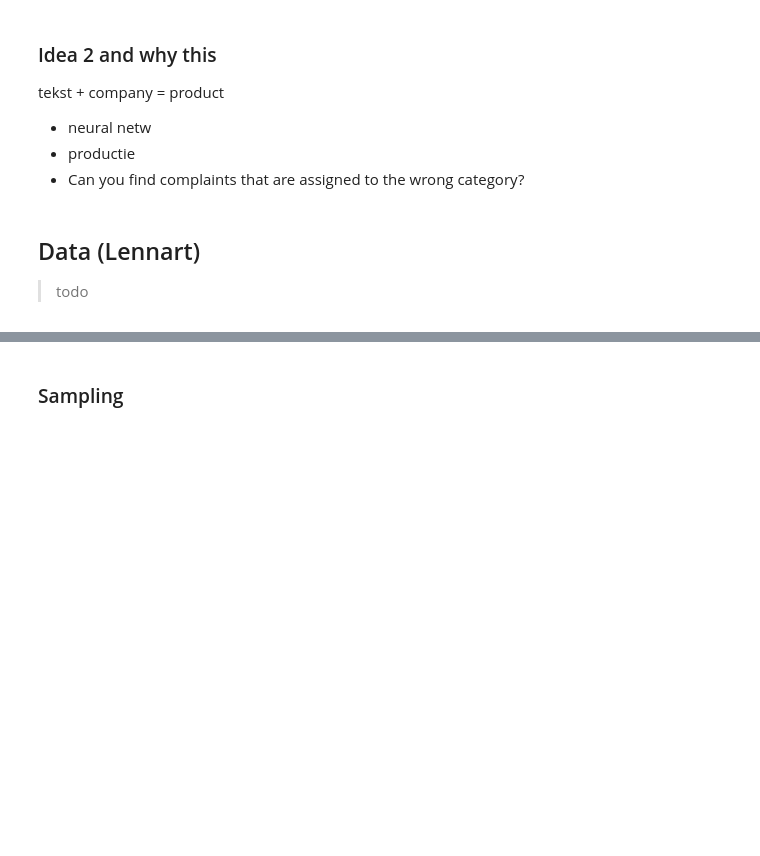
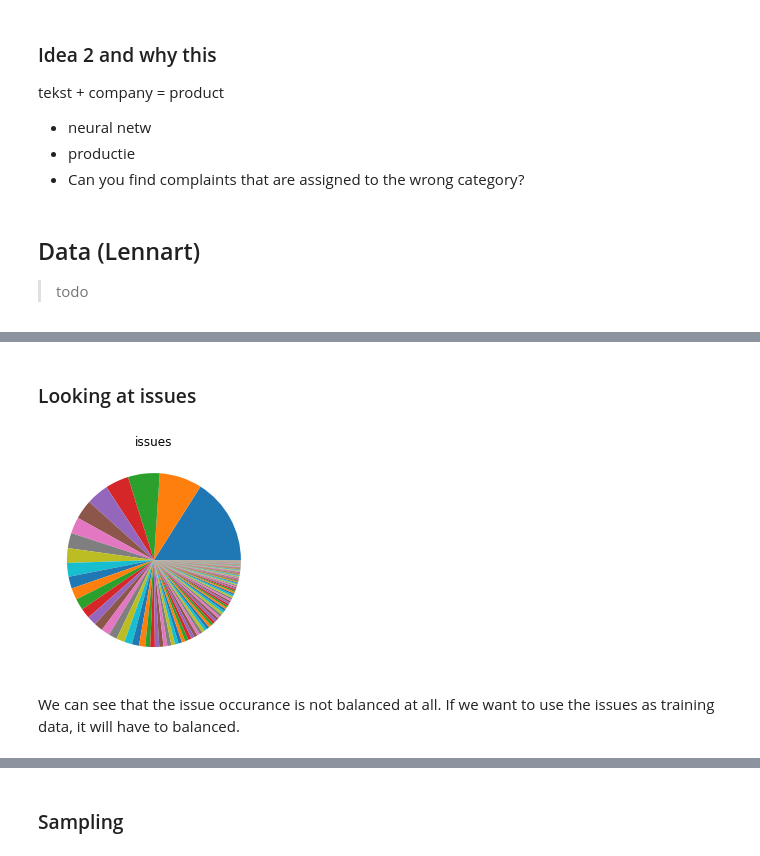
Before and after one commit to TimDeSmet/AML, a Jupyter notebook: Final-Sprint.ipynb, the cells around one changed output, grey strips where cells are left out. Cells and saved outputs as stored; diff of their text form; code cells hidden in the pictures; blank space fills up the shorter version.

```diff
--- a/Final-Sprint.ipynb
+++ b/Final-Sprint.ipynb
@@ -47,0 +54,11 @@ complaints = pd.read_csv('complaints-2020-01-22_08_24.csv')
+# %% [markdown]
+### Looking at issues
+# %%
+issues = complaints["Issue"].value_counts()
+patches = plt.pie(issues.values)
+plt.title("issues")
+print()
+# %% [output]
+[figure, added]
+# %% [markdown]
+We can see that the issue occurance is not balanced at all. If we want to use the issues as training data, it will have to balanced.
```
Also changed, not shown: parts of 15 cells of this notebook.
